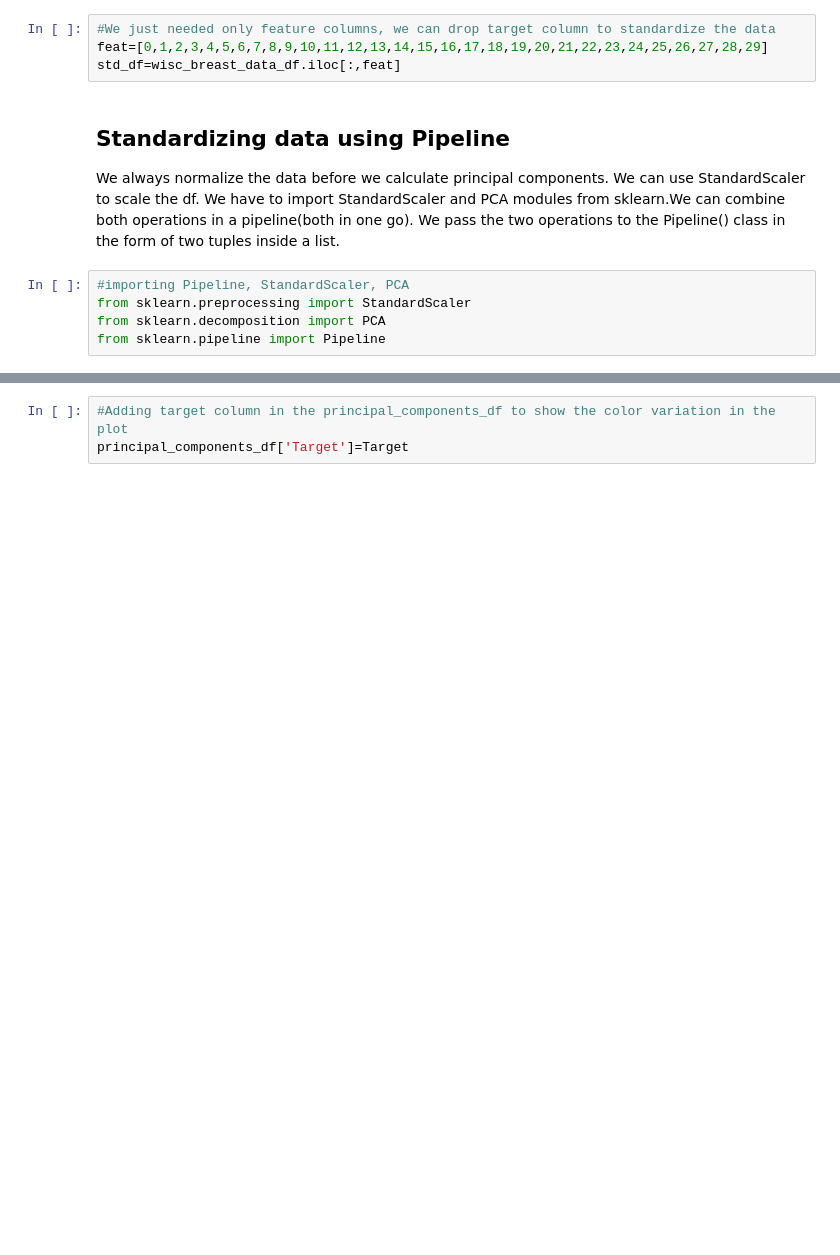
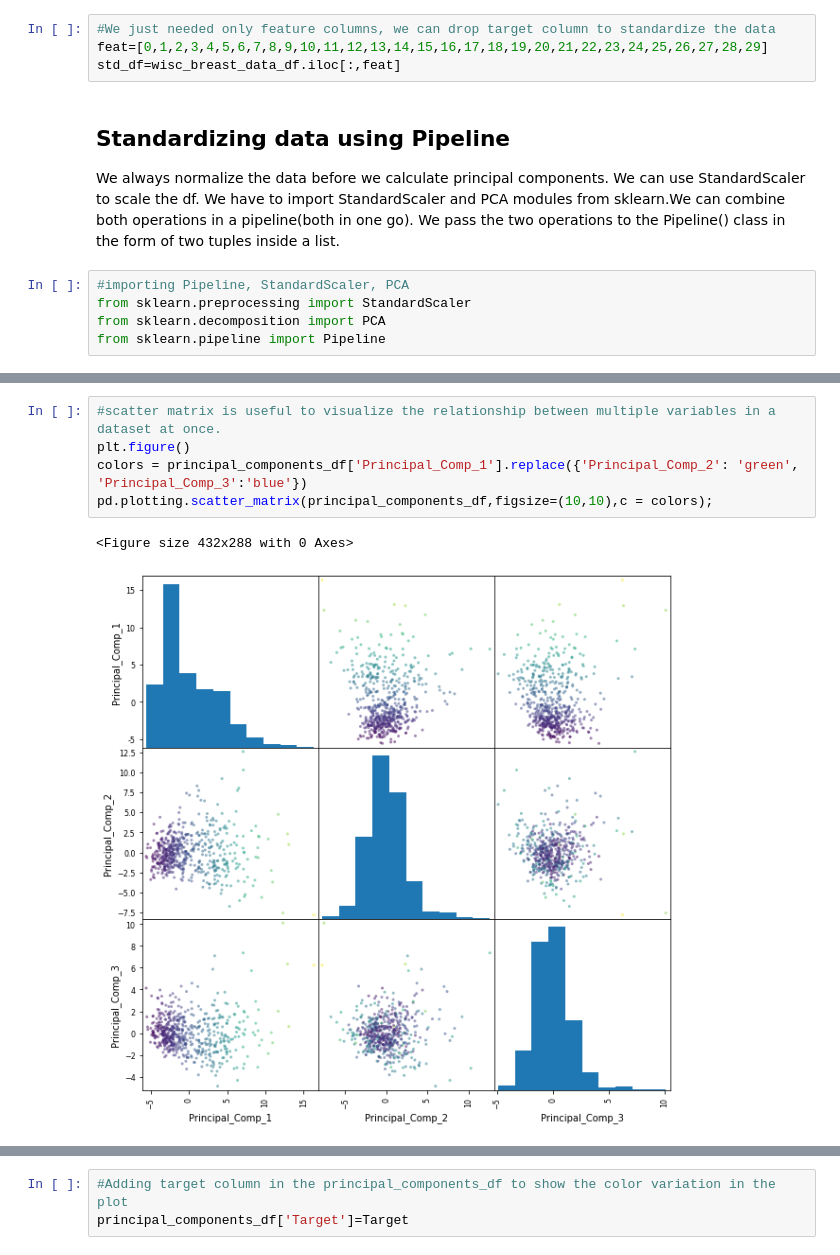
Before and after one commit to mangaioct6/Linear_Algebra_Week10, a Jupyter notebook: Linear Algebra HW.ipynb, the cells around one changed output, grey strips where cells are left out. Drawn from its saved outputs; the diff is of its cells as text; blank space fills up the shorter version.

```diff
--- a/Linear Algebra HW.ipynb
+++ b/Linear Algebra HW.ipynb
@@ -476,3 +482,11 @@ principal_components_df.tail()
+# %%
+#scatter matrix is useful to visualize the relationship between multiple variables in a dataset at once.
+plt.figure()
+colors = principal_components_df['Principal_Comp_1'].replace({'Principal_Comp_2': 'green', 'Principal_Comp_3':'blue'})
+pd.plotting.scatter_matrix(principal_components_df,figsize=(10,10),c = colors);
+# %% [output]
+<Figure size 432x288 with 0 Axes>
+[figure, added]
 # %%
 # Once we have the principal components, we can find the explained_variance_ratio. It will give the information of how much
 # each principal component holds after projecting the data to a lower dimensional subspace.
```
Also changed, not shown: parts of 16 cells of this notebook.
